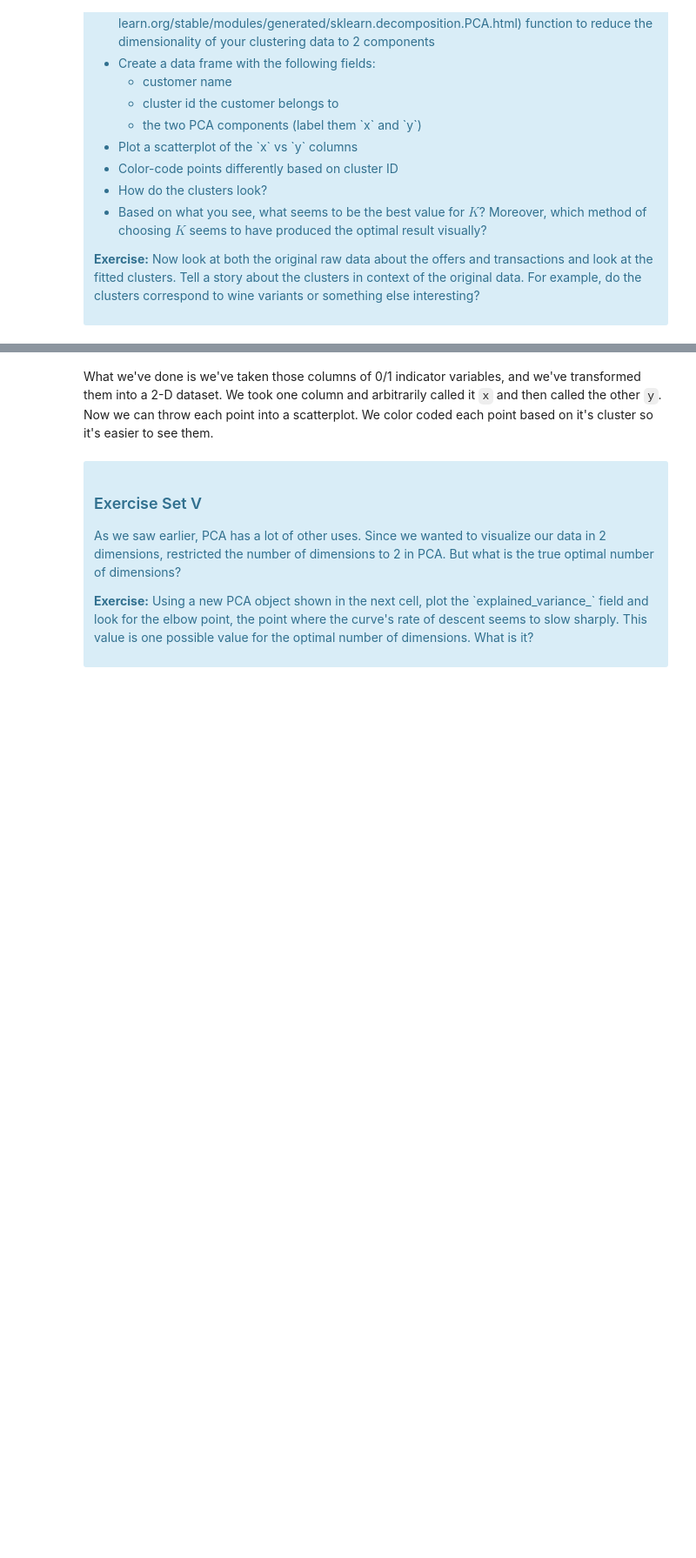
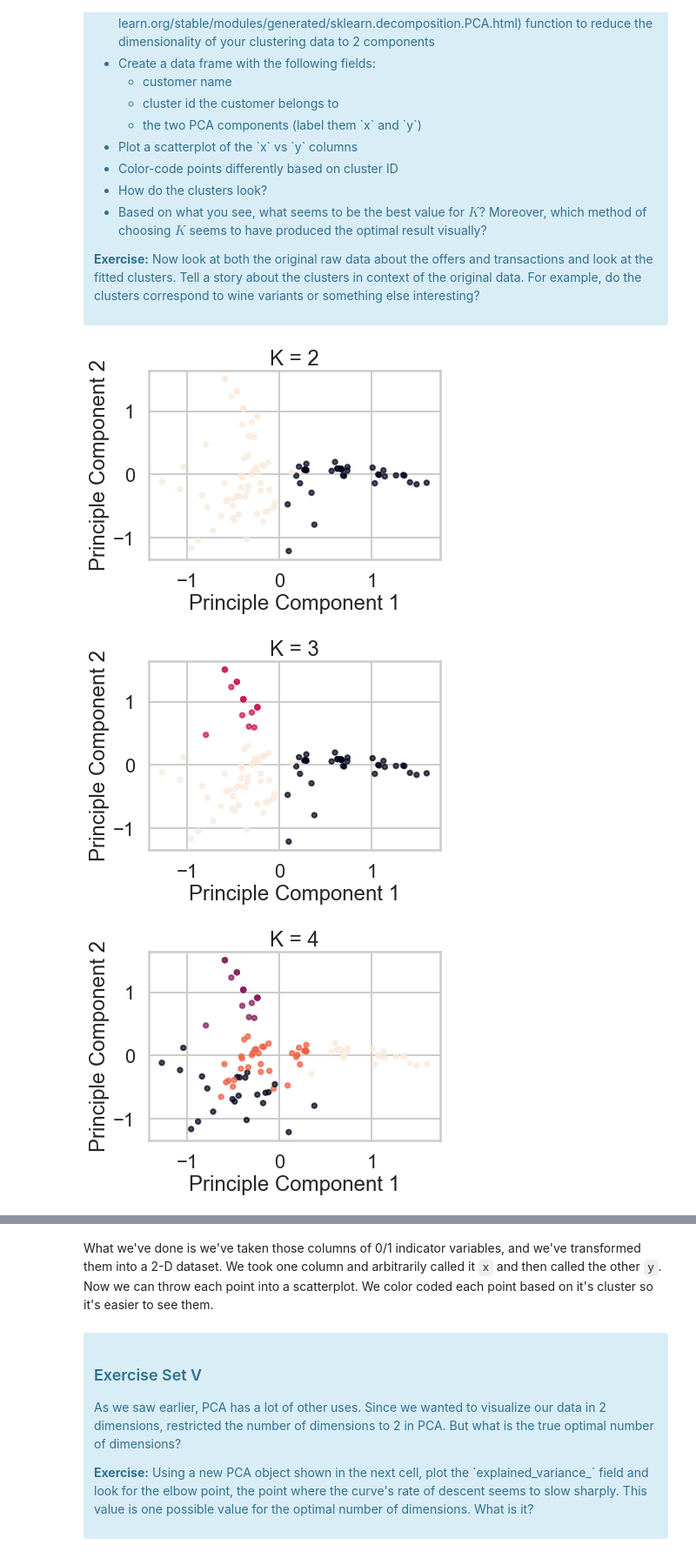
Before and after one commit to neeldeorukhkar/Springboard-Case-Studies, a Jupyter notebook: KMeansClusteringCaseStudy/Clustering Case Study - Customer Segmentation with K-Means - Tier 3.ipynb, the cells around one changed output, grey strips where cells are left out. Shown at 87% size. Saved outputs shown, nothing was run; the diff lists cells and outputs as text; code cells hidden in the pictures; blank space fills up the shorter version.

```diff
--- a/KMeansClusteringCaseStudy/Clustering Case Study - Customer Segmentation with K-Means - Tier 3.ipynb
+++ b/KMeansClusteringCaseStudy/Clustering Case Study - Customer Segmentation with K-Means - Tier 3.ipynb
@@ -352,0 +458,23 @@ This is only one use of PCA for dimension reduction. We can also use PCA when we
+# %%
+#your turn
+from sklearn.decomposition import PCA
+pca = PCA(n_components=2)
+
+for k in range(2, 11):
+    model = KMeans(n_clusters = k, random_state = 42)
+    model.fit(x_cols)
+    pivoted['cluster'] = model.predict(x_cols)
+    pivoted['x'] = pca.fit_transform(x_cols)[:, 0]
+    pivoted['y'] = pca.fit_transform(x_cols)[:, 1]
+    pivoted_final = pivoted.loc[:, ['cluster', 'x', 'y']].reset_index()
+    #display(pivoted_final)
+
+    plt.scatter(pivoted_final['x'], pivoted_final['y'], c=pivoted_final['cluster'], alpha=0.7, s=30)
+    plt.xlabel('Principle Component 1')
+    plt.ylabel('Principle Component 2')
+    plt.title('K = ' + str(k))
+    plt.show()
+# %% [output]
+[figure, added]
+[figure, added]
+[figure, added]
```
Also changed, not shown: parts of 25 cells of this notebook.
